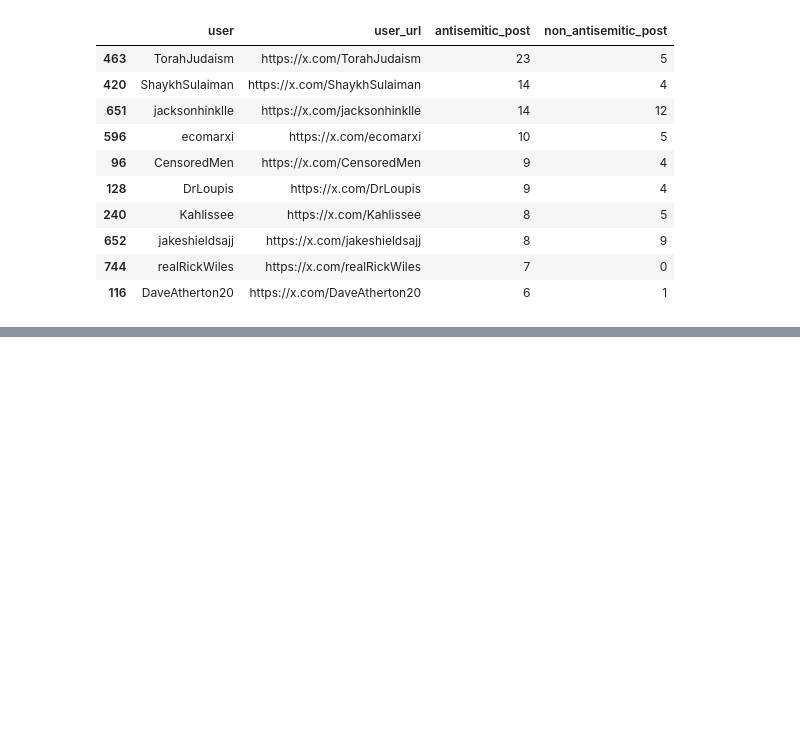
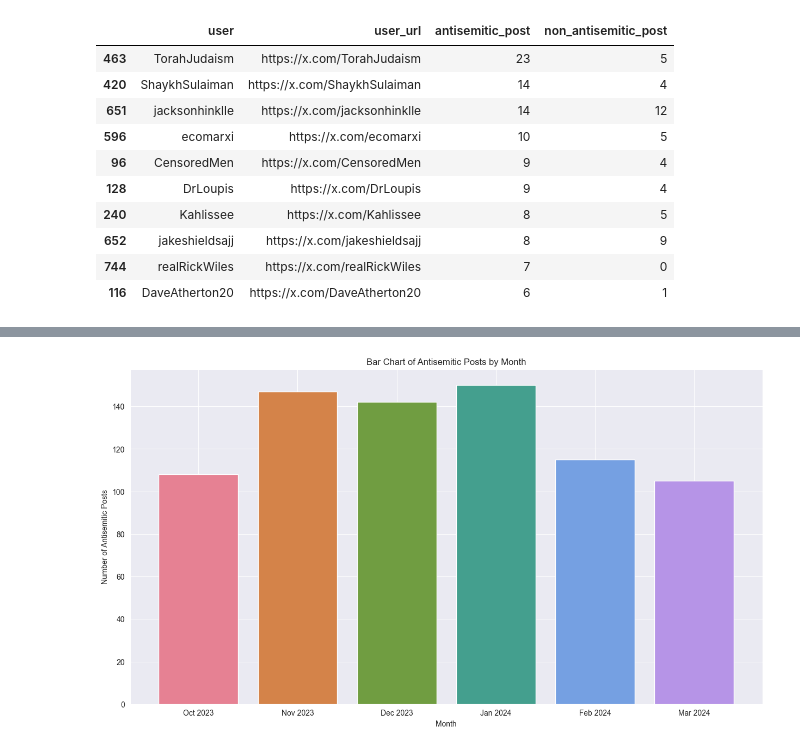
Before and after one commit to ArkhipovG/AntisemitismAwareBot, a Jupyter notebook: Twitter_analysis/data_scraping_preproc.ipynb, the cells around one changed output, grey strips where cells are left out. Saved outputs shown, nothing was run; the diff lists cells and outputs as text; code cells hidden in the pictures; blank space fills up the shorter version.

```diff
--- a/Twitter_analysis/data_scraping_preproc.ipynb
+++ b/Twitter_analysis/data_scraping_preproc.ipynb
@@ -512,0 +469,19 @@ plt.show()
+# %%
+df_grouped_by_month = df_analysed.groupby(pd.to_datetime(df_analysed['date']).dt.month)['antisemitic_post'].sum().reset_index()
+df_grouped_by_month['month'] = pd.to_datetime(df_grouped_by_month['date'], format='%m').dt.strftime('%b')
+
+x_values = ['Oct', 'Nov', 'Dec', 'Jan', 'Feb', 'Mar', 'Apr']
+y_values = df_grouped_by_month[df_grouped_by_month['month'].isin(x_values)]['antisemitic_post'].tolist()
+y_values = [y_values[i] for i in [4, 5, 6, 0, 1, 2]]
+x_values = ['Oct 2023', 'Nov 2023', 'Dec 2023', 'Jan 2024', 'Feb 2024', 'Mar 2024']
+colors = ['#E68193', '#D48349', '#709D41', '#449F8E', '#75A0E2', '#B694E7', '#E47ABA']
+
+plt.figure(figsize=(15, 8))
+plt.bar(x_values, y_values, color=colors)
+plt.xlabel('Month')
+plt.ylabel('Number of Antisemitic Posts')
+plt.title('Bar Chart of Antisemitic Posts by Month')
+plt.savefig("images/barchart_by_month.png")
+plt.show()
+# %% [output]
+[figure, added]
```
Also changed, not shown: parts of 37 cells of this notebook.
